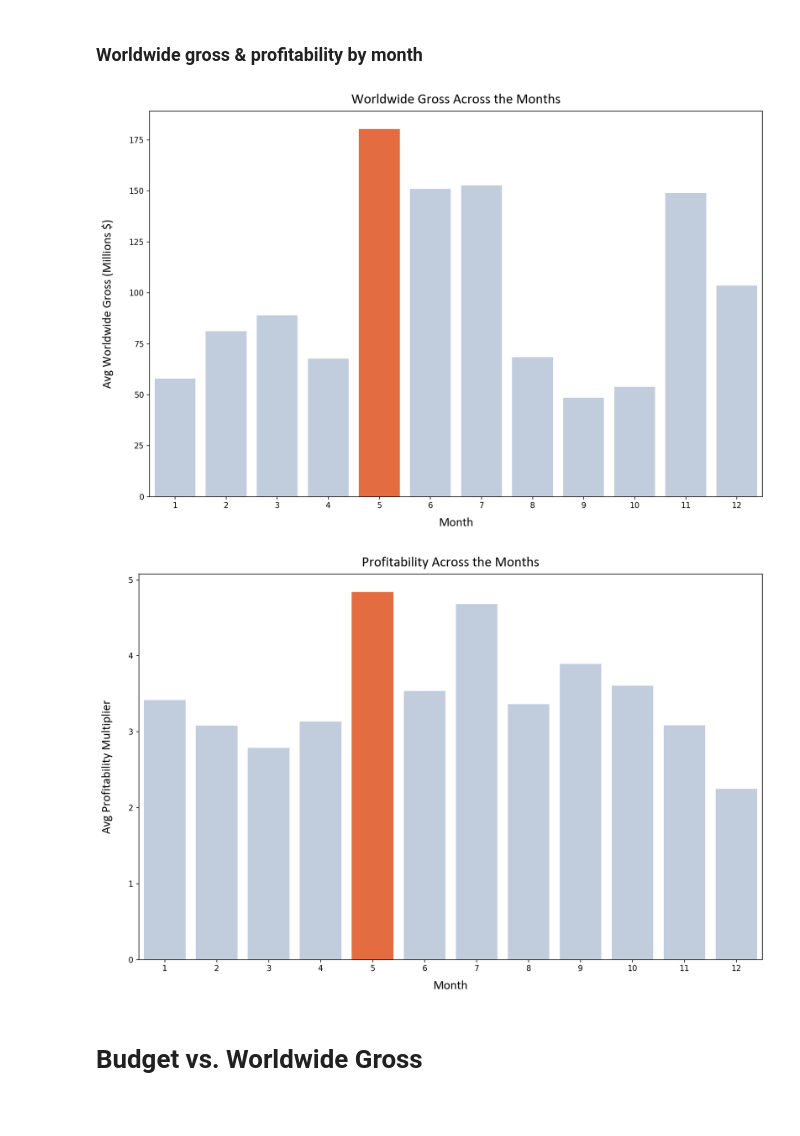
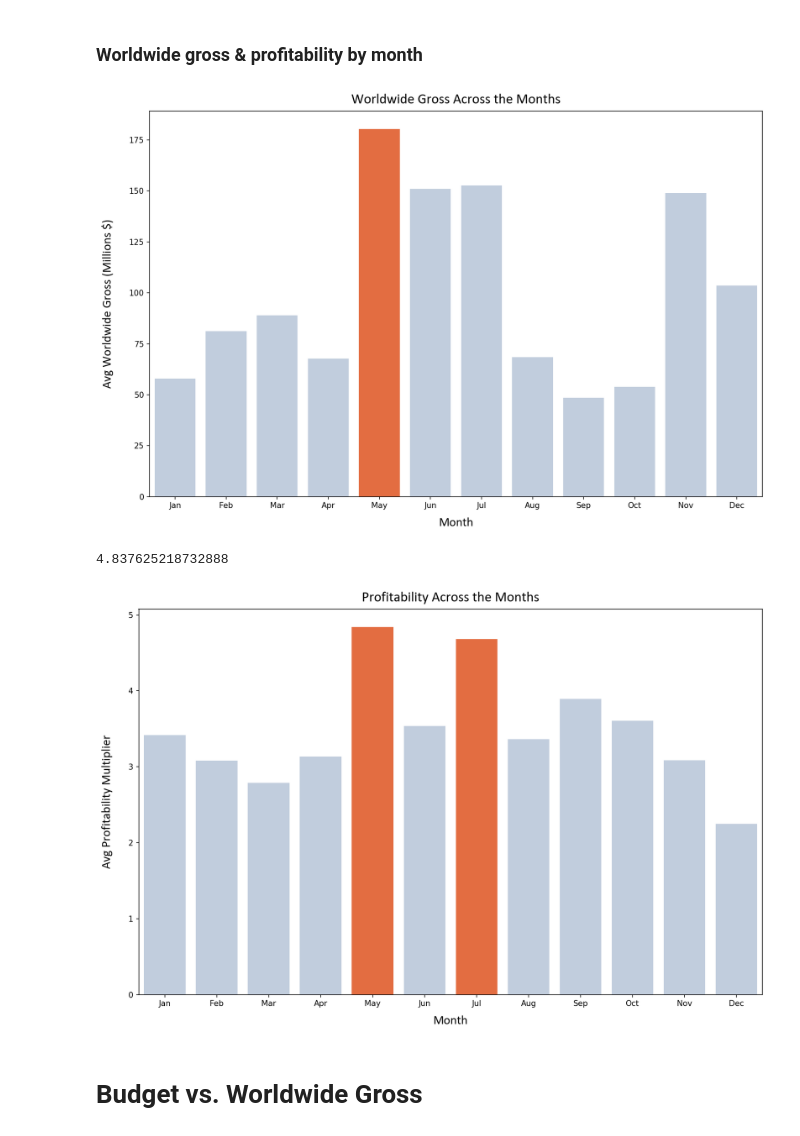
Before and after one commit to hacampbell1/teamaustin, a Jupyter notebook: computer_vision.ipynb, the cells around one changed output. Cells and saved outputs as stored; diff of their text form; code cells hidden in the pictures.

```diff
--- a/computer_vision.ipynb
+++ b/computer_vision.ipynb
@@ -569,7 +584,10 @@ tn_df
 # %%
 title_font = {'fontname':'Calibri', 'size':'18', 'color':'black', 'weight':'normal',
               'verticalalignment':'bottom'}
+
 label_font = {'fontname':'Calibri', 'size':'16', 'weight':'normal'}
+
+months_x_ticks = ['Jan', 'Feb', 'Mar', 'Apr', 'May', 'Jun', 'Jul', 'Aug', 'Sep', 'Oct', 'Nov', 'Dec']
 # %%
 wg_month = (tn_df.groupby(['month'])[['worldwide_gross']].mean()/1000000).reset_index()
 
@@ -580,22 +598,29 @@ sns.barplot(x = wg_month['month'], y = wg_month['worldwide_gross'], palette = co
 ax.set_title('Worldwide Gross Across the Months', title_font)
 ax.set_xlabel('Month', label_font, labelpad = 10)
 ax.set_ylabel('Avg Worldwide Gross (Millions $)', label_font, labelpad = 20)
+ax.set_xticklabels(months_x_ticks)
 plt.tight_layout()
 # %% [output]
-[figure, old version]
+[figure, new version]
+# %%
+sort = profit_month['profitability'].sort_values(ascending = False)
+sort.iloc[0]
+# %% [output]
+4.837625218732888
 # %%
 profit_month = (tn_df.groupby(['month'])[['profitability']].mean()).reset_index()
 
 fig, ax = plt.subplots(figsize = (12, 8), dpi = 150)
 
-cols = ['lightsteelblue' if x < profit_month['profitability'].max() else 'orangered' for x in profit_month['profitability']]
+cols = ['lightsteelblue' if x < profit_month['profitability'].sort_values(ascending = False).iloc[1] else 'orangered' for x in profit_month['profitability']]
 sns.barplot(x = profit_month['month'], y = profit_month['profitability'], palette = cols, alpha = 0.85, ax = ax)
 ax.set_title('Profitability Across the Months', title_font)
 ax.set_xlabel('Month', label_font, labelpad = 10)
 ax.set_ylabel('Avg Profitability Multiplier', label_font, labelpad = 20)
+ax.set_xticklabels(months_x_ticks)
 plt.tight_layout()
 # %% [output]
-[figure, old version]
+[figure, new version]
 # %% [markdown]
 # Budget vs. Worldwide Gross
 # %%
```
Also changed, not shown: parts of 14 cells of this notebook.
